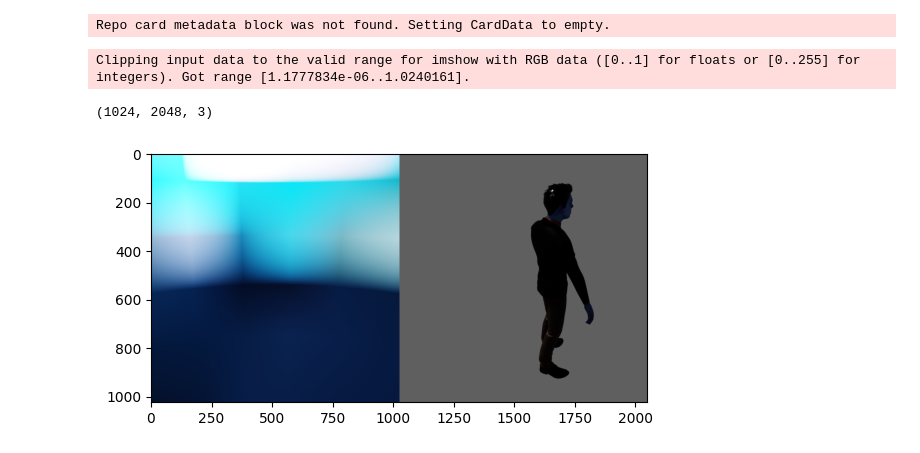
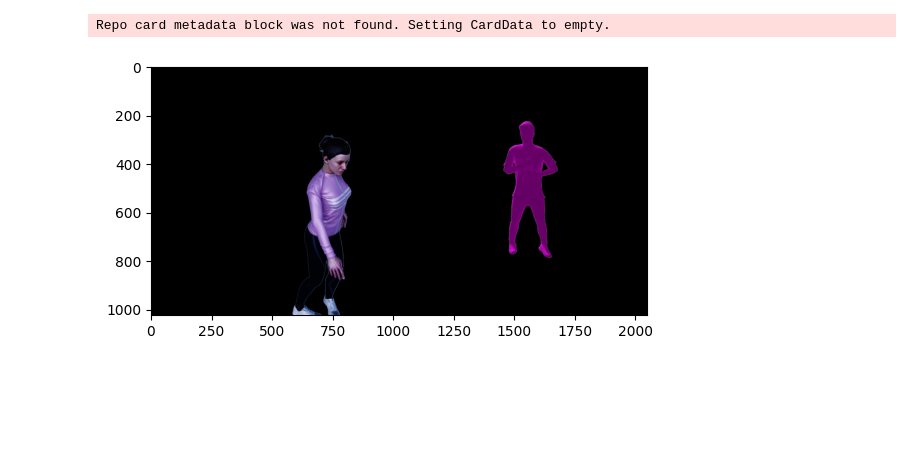
Before and after one commit to SodaLee/EzRelight, a Jupyter notebook: stage1_dataset.ipynb, the cells around one changed output. Drawn from its saved outputs; the diff is of its cells as text; code cells hidden in the pictures; blank space fills up the shorter version.

```diff
--- a/stage1_dataset.ipynb
+++ b/stage1_dataset.ipynb
@@ -210,7 +210,7 @@ def preprocess_train(examples):
     target = [image_transforms(t) for t in target]
 
     mask = [cv2.imread(mask, cv2.IMREAD_UNCHANGED) for mask in examples['mask']]
-    mask = [1 - np.all(m == [191,191,191], axis=-1).astype(np.uint8) for m in mask]
+    mask = [1 - np.all(m == [191,191,191], axis=-1).astype(np.float32) for m in mask]
     mask = [np.expand_dims(m, axis=-1) for m in mask]
     mask = [conditioning_image_transforms(m) for m in mask]
 
@@ -265,39 +265,36 @@ def collate_fn(examples):
         "lighting": lighting,
     }
 
 train_dataloader = torch.utils.data.DataLoader(
     ds_train,
     shuffle=True,
     collate_fn=collate_fn,
     batch_size=2,
     num_workers=1,
 )
 
 def ACESToneMapping(color, adapted_lum):
     A = 2.51
     B = 0.03
     C = 2.43
     D = 0.59
     E = 0.14
 
     color *= adapted_lum
     return (color * (A * color + B)) / (color * (C * color + D) + E)
 
 for step, batch in enumerate(train_dataloader):
     if step > 0:
         break
     formatted_images = []
-    validation_image = batch["source"]
+    validation_image = batch["source"]*batch["mask"]
     for img in validation_image:
         formatted_images.append(np.asarray(ACESToneMapping(img, 1.0).permute(1, 2, 0).cpu()))
     formatted_images = np.concatenate(formatted_images, 1)
-    formatted_images = cv2.cvtColor(formatted_images, cv2.COLOR_BGR2RGB)
-    cv2.imwrite('test1.png', formatted_images * 255)
+    # cv2.imwrite('test1.png', cv2.cvtColor(formatted_images, cv2.COLOR_BGR2RGB) * 255)
     plt.imshow(formatted_images)
 # %% [output]
-Clipping input data to the valid range for imshow with RGB data ([0..1] for floats or [0..255] for integers). Got range [1.1777834e-06..1.0240161].
-(1024, 2048, 3)
-[figure, old version]
+[figure, new version]
 # %%
 import matplotlib.pyplot as plt
 import cv2
```
Also changed, not shown: 2 other files.
